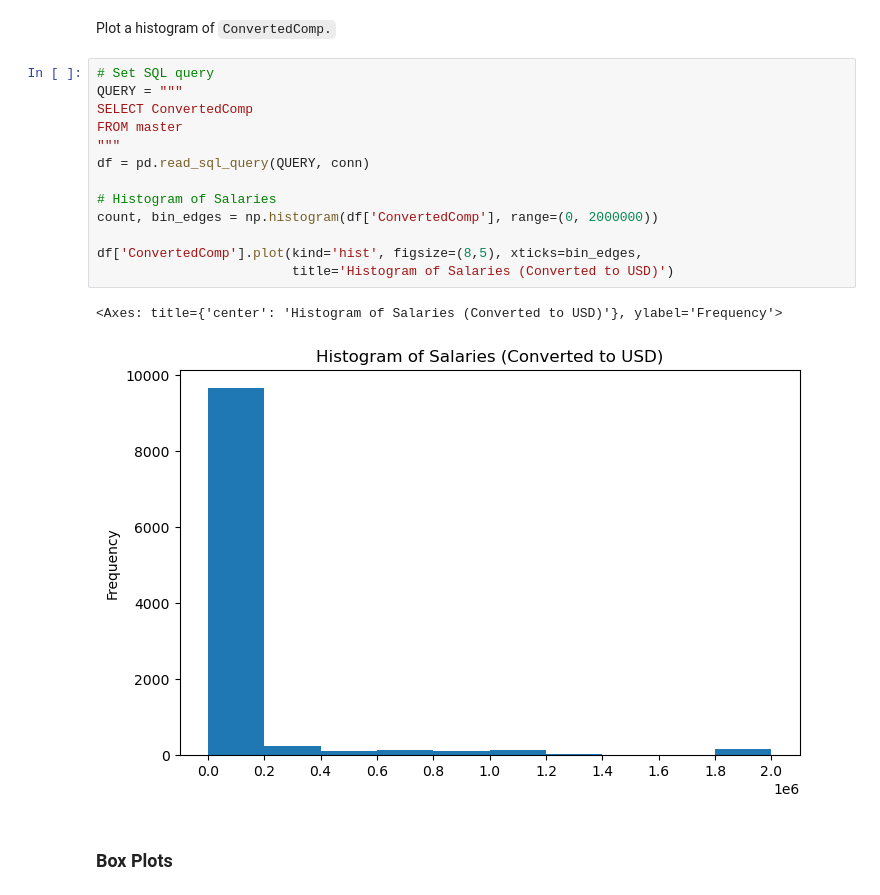
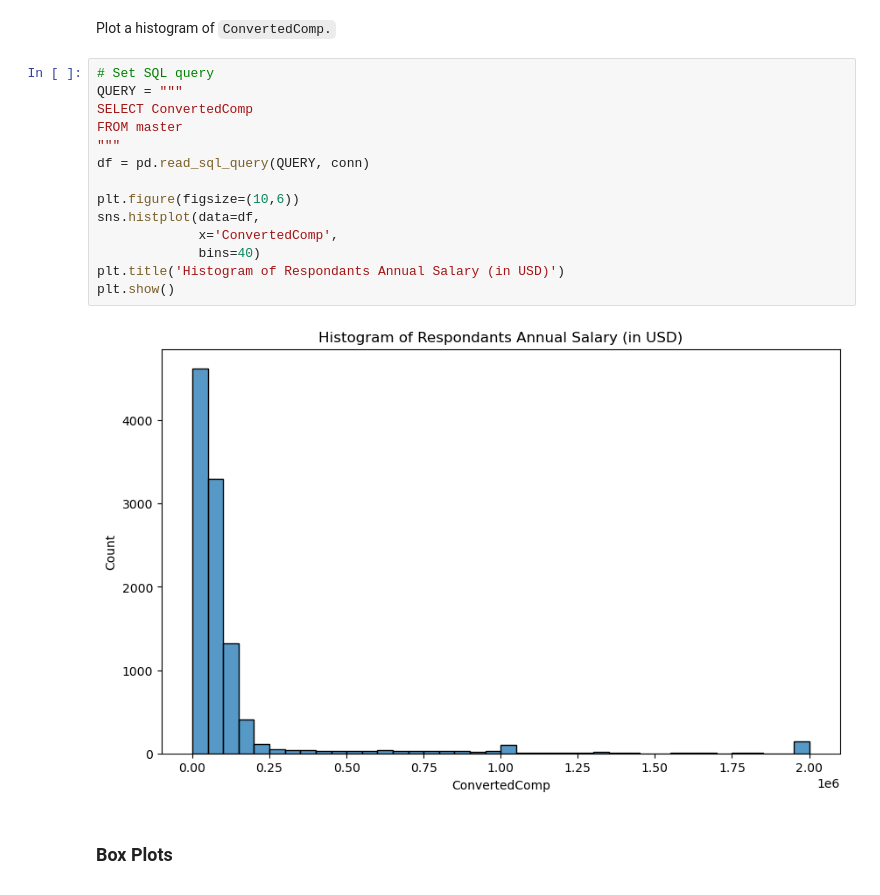
Before and after one commit to bradleyholt/IBM_Data_Analytics, a Jupyter notebook: Capstone_Project/Data Visualization/M4DataVisualization-lab.ipynb, the cells around one changed output. Cells and saved outputs as stored; diff of their text form.

```diff
--- a/Capstone_Project/Data Visualization/M4DataVisualization-lab.ipynb
+++ b/Capstone_Project/Data Visualization/M4DataVisualization-lab.ipynb
@@ -163,19 +188,19 @@ Plot a histogram of `ConvertedComp.`
 # %%
 # Set SQL query
 QUERY = """
 SELECT ConvertedComp
 FROM master
 """
 df = pd.read_sql_query(QUERY, conn)
 
-# Histogram of Salaries
-count, bin_edges = np.histogram(df['ConvertedComp'], range=(0, 2000000))
-
-df['ConvertedComp'].plot(kind='hist', figsize=(8,5), xticks=bin_edges,
-                         title='Histogram of Salaries (Converted to USD)')
+plt.figure(figsize=(10,6))
+sns.histplot(data=df,
+             x='ConvertedComp',
+             bins=40)
+plt.title('Histogram of Respondants Annual Salary (in USD)')
+plt.show()
 # %% [output]
-<Axes: title={'center': 'Histogram of Salaries (Converted to USD)'}, ylabel='Frequency'>
-[figure, old version]
+[figure, new version]
 # %% [markdown]
 ### Box Plots
 # %% [markdown]
```
Also changed, not shown: parts of 7 cells of this notebook.
